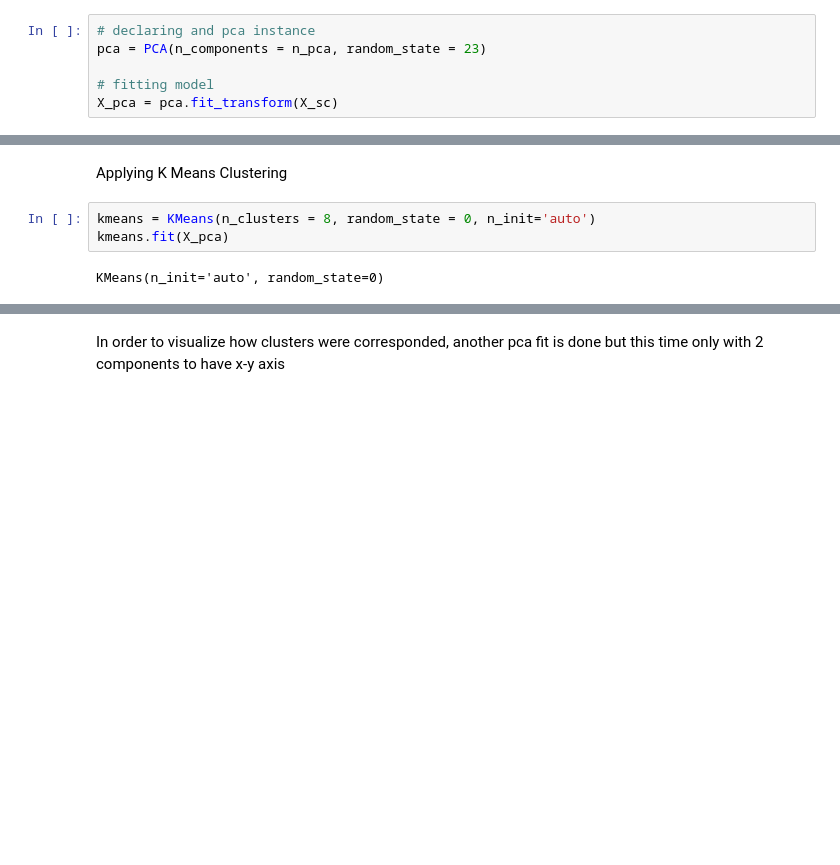
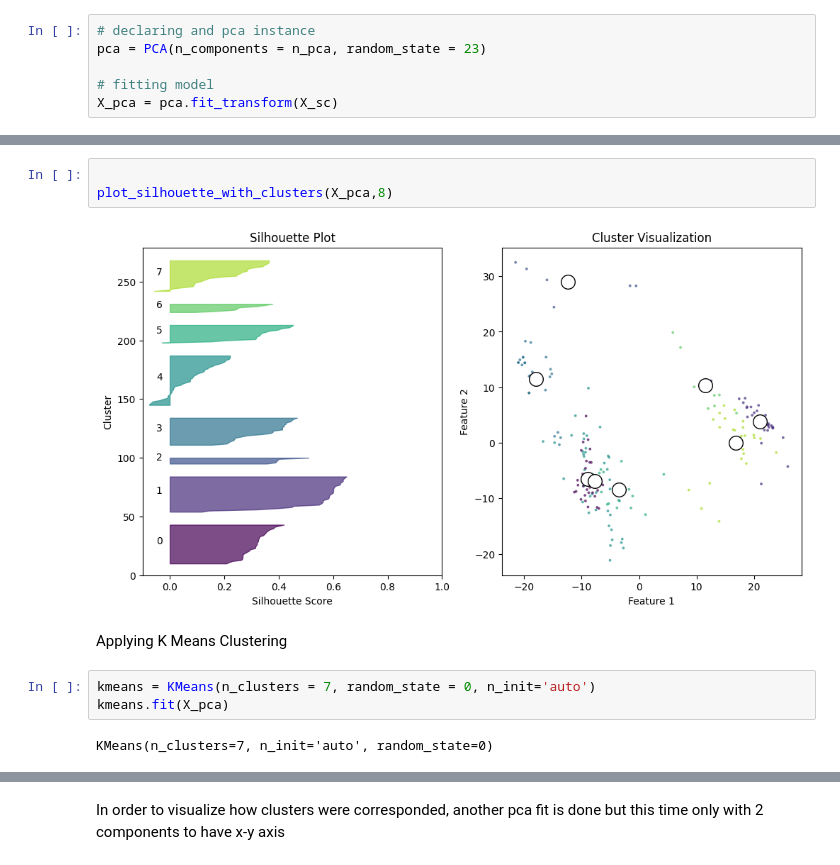
Before and after one commit to JoseGarayar/clustering_utec, a Jupyter notebook: notebook_roberth.ipynb, the cells around one changed output, grey strips where cells are left out. Cells and saved outputs as stored; diff of their text form; blank space fills up the shorter version.

Commit message:
Actualización evaluacion kmeans

```diff
--- a/notebook_roberth.ipynb
+++ b/notebook_roberth.ipynb
@@ -98,10 +241,15 @@ optimize_k_means (X_pca, 10)
+# %%
+
+plot_silhouette_with_clusters(X_pca,8)
+# %% [output]
+[figure, added]
 # %% [markdown]
 Applying K Means Clustering
 # %%
-kmeans = KMeans(n_clusters = 8, random_state = 0, n_init='auto')
+kmeans = KMeans(n_clusters = 7, random_state = 0, n_init='auto')
 kmeans.fit(X_pca)
 # %% [output]
-KMeans(n_init='auto', random_state=0)
+KMeans(n_clusters=7, n_init='auto', random_state=0)
 # %%
 kmeans_labels = kmeans.labels_
 kmeans_labels
```
Also changed, not shown: parts of 11 cells of this notebook, 1 other file.
